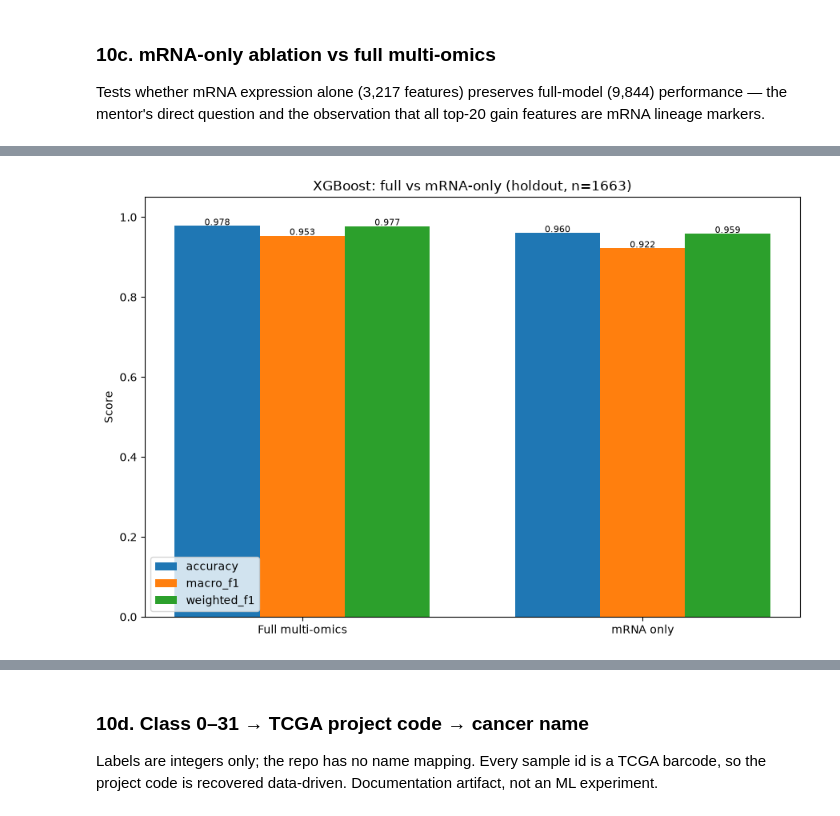
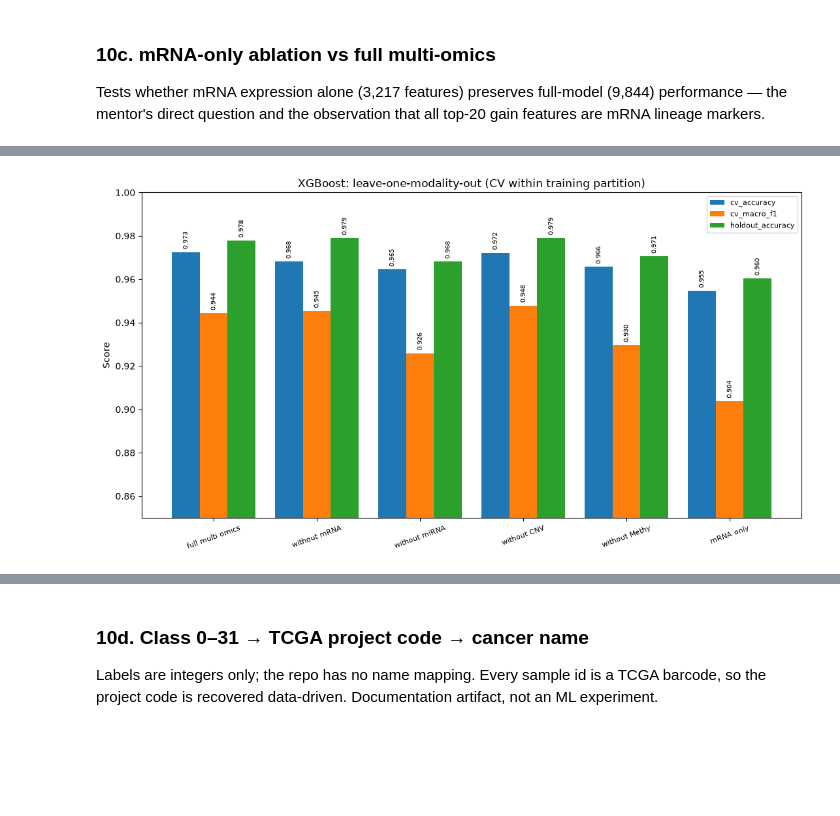
Before and after one commit to Abhi-DevHub/ICBEA-2027-PanCancer-MultiOmics, a Jupyter notebook: notebooks/XGBoost_PanCancer_GPU.ipynb, the cells around one changed output, grey strips where cells are left out. Drawn from its saved outputs; the diff is of its cells as text; code cells hidden in the pictures; blank space fills up the shorter version.

```diff
--- a/notebooks/XGBoost_PanCancer_GPU.ipynb
+++ b/notebooks/XGBoost_PanCancer_GPU.ipynb
@@ -540,53 +596,52 @@ Tests whether mRNA expression alone (3,217 features) preserves full-model (9,844
 performance — the mentor's direct question and the observation that all top-20 gain
 features are mRNA lineage markers.
 # %%
-from sklearn.metrics import normalized_mutual_info_score, adjusted_rand_score
+from sklearn.metrics import precision_score, f1_score, accuracy_score, cohen_kappa_score
 
-mrna_cols = [c for c in X.columns if c.endswith("_mRNA")]
-print("full:", X.shape[1], "features | mRNA-only:", len(mrna_cols), "features")
+# ---------------------------------------------------------------------------
+# RUNTIME NOTE
+# The leave-one-modality-out ablation retrains XGBoost 6 configurations x
+# (1 holdout + 5 CV folds) on 9,844 features, which costs well over an hour.
+# The full implementation is `src/revision_experiments.py` (point estimates) and
+# `src/revision_ablation_uncertainty.py` (25-fold paired uncertainty).
+# Here we load those saved results and visualise them, so the notebook stays
+# runnable end-to-end and its numbers agree with results/statistical_analysis/.
+# ---------------------------------------------------------------------------
+import pathlib
+_REPO = pathlib.Path.cwd()
+if not (_REPO / "results").exists() and (_REPO.parent / "results").exists():
+    _REPO = _REPO.parent
+RES = _REPO / "results"
+RES.mkdir(parents=True, exist_ok=True)
 
-def abl_metrics(yt, yp):
-    return {
-        "accuracy": accuracy_score(yt, yp),
-        "macro_f1": f1_score(yt, yp, average="macro", zero_division=0),
-        "weighted_f1": f1_score(yt, yp, average="weighted", zero_division=0),
-        "weighted_precision": precision_score(yt, yp, average="weighted", zero_division=0),
-        "nmi": normalized_mutual_info_score(yt, yp),
-        "ari": adjusted_rand_score(yt, yp),
-        "kappa": cohen_kappa_score(yt, yp),
-    }
+abl_path = RES / "statistical_analysis" / "ablation_point_estimates.csv"
+assert abl_path.exists(), f"{abl_path} not found (run src/revision_experiments.py first)"
+abl = pd.read_csv(abl_path)
+print(abl.to_string(index=False))
 
-abl_rows = []
-for label, XX in [("full_multi_omics", X), ("mRNA_only", X[mrna_cols])]:
-    Xtr, Xte, ytr, yte = train_test_split(XX, y, test_size=0.2, random_state=42, stratify=y)
-    sc = StandardScaler().fit(Xtr)
-    mx = make_xgb(300); mx.fit(sc.transform(Xtr), ytr)
-    ho = abl_metrics(yte, mx.predict(sc.transform(Xte)))
-    cvvals = {k: [] for k in ho}
-    cvr = StratifiedKFold(n_splits=5, shuffle=True, random_state=42)
-    for tr, te in cvr.split(XX, y):
-        s = StandardScaler().fit(XX.iloc[tr])
-        m = make_xgb(200); m.fit(s.transform(XX.iloc[tr]), y.iloc[tr])
-        for k, v in abl_metrics(y.iloc[te], m.predict(s.transform(XX.iloc[te]))).items():
-            cvvals[k].append(v)
-    row = {"setup": label, "n_features": XX.shape[1]}
-    for k, v in ho.items(): row[f"holdout_{k}"] = round(v, 4)
-    for k, v in cvvals.items(): row[f"cv_mean_{k}"] = round(float(np.mean(v)), 4)
-    abl_rows.append(row)
-    print(row)
+unc_path = RES / "statistical_analysis" / "ablation_paired_uncertainty.csv"
+if unc_path.exists():
+    unc = pd.read_csv(unc_path)
+    print("\nPaired differences vs the full model (25 folds, Nadeau-Bengio corrected):")
+    print(unc[["comparison", "metric", "mean_delta", "ci95_NB", "p_NB_2s", "significant_5pct"]].to_string(index=False))
+    print("\nOnly the mRNA-only configuration differs significantly from the full model.")
+else:
+    print("\n(paired uncertainty file not found; run src/revision_ablation_uncertainty.py)")
 
-abl = pd.DataFrame(abl_rows)
-abl.to_csv("ablation_comparison.csv", index=False)
-print("Saved ablation_comparison.csv")
-
-xx = np.arange(2); w = 0.25
-fig, ax = plt.subplots(figsize=(9, 6))
-for i, met in enumerate(["holdout_accuracy", "holdout_macro_f1", "holdout_weighted_f1"]):
+xx = np.arange(len(abl)); w = 0.27
+fig, ax = plt.subplots(figsize=(11, 6))
+for i, met in enumerate(["cv_accuracy", "cv_macro_f1", "holdout_accuracy"]):
     vals = abl[met].astype(float).values
-    ax.bar(xx + (i - 1) * w, vals, w, label=met.replace("holdout_", ""))
-    for xi, v in zip(xx + (i - 1) * w, vals): ax.text(xi, v + 0.002, f"{v:.3f}", ha="center", fontsize=8)
-ax.set_xticks(xx); ax.set_xticklabels(["Full multi-omics", "mRNA only"])
-ax.set_ylim(0, 1.05); ax.set_ylabel("Score"); ax.legend()
-ax.set_title("XGBoost: full vs mRNA-only (holdout, n=1663)")
-plt.tight_layout(); plt.savefig("ablation_barplot.png", dpi=300, bbox_inches="tight"); plt.show()
+    ax.bar(xx + (i - 1) * w, vals, w, label=met)
+    for xi, v in zip(xx + (i - 1) * w, vals):
+        ax.text(xi, v + 0.002, f"{v:.3f}", ha="center", fontsize=7, rotation=90)
+ax.set_xticks(xx)
+ax.set_xticklabels([c.replace("_", " ") for c in abl["configuration"]], fontsize=8, rotation=20)
+ax.set_ylim(0.85, 1.0); ax.set_ylabel("Score"); ax.legend(fontsize=8)
+ax.set_title("XGBoost: leave-one-modality-out (CV within training partition)")
+plt.tight_layout()
+(RES / "figures").mkdir(parents=True, exist_ok=True)
+plt.savefig(RES / "figures" / "ablation_barplot.png", dpi=300, bbox_inches="tight")
+plt.show()
+print("\nSaved", RES / "figures" / "ablation_barplot.png")
 # %% [output]
@@ -609 +665 @@ Saved ablation_comparison.csv
-[figure, old version]
+[figure, new version]
```
Also changed, not shown: parts of 8 cells of this notebook, 39 other files.
